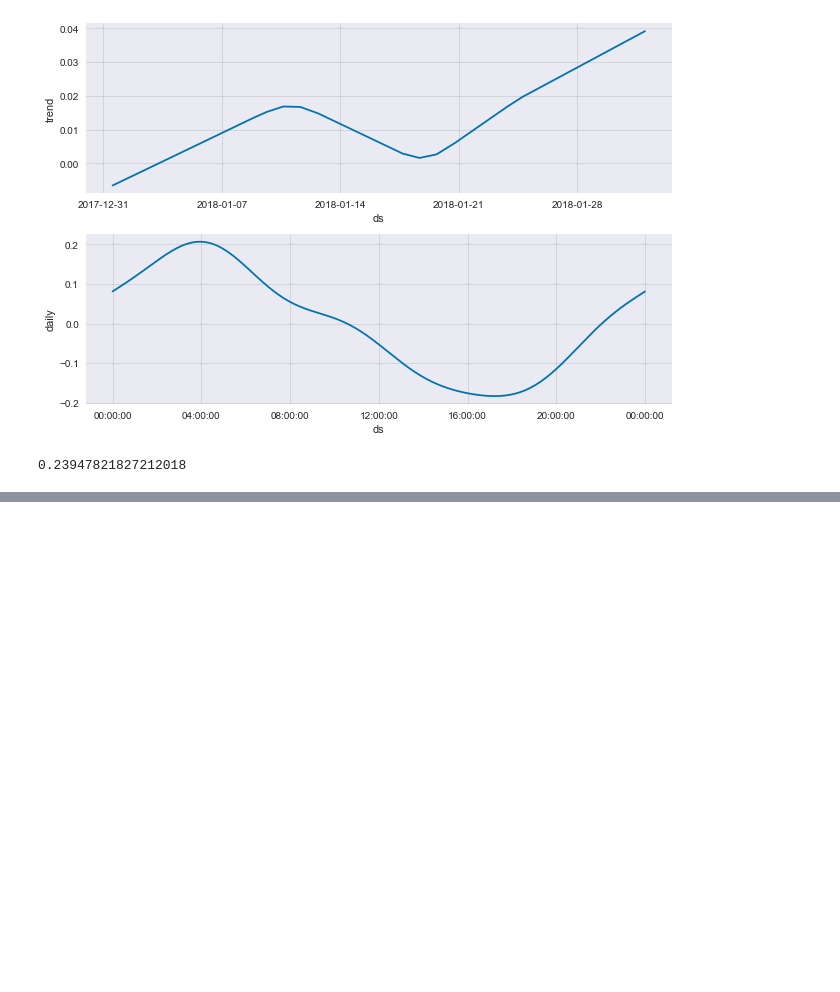
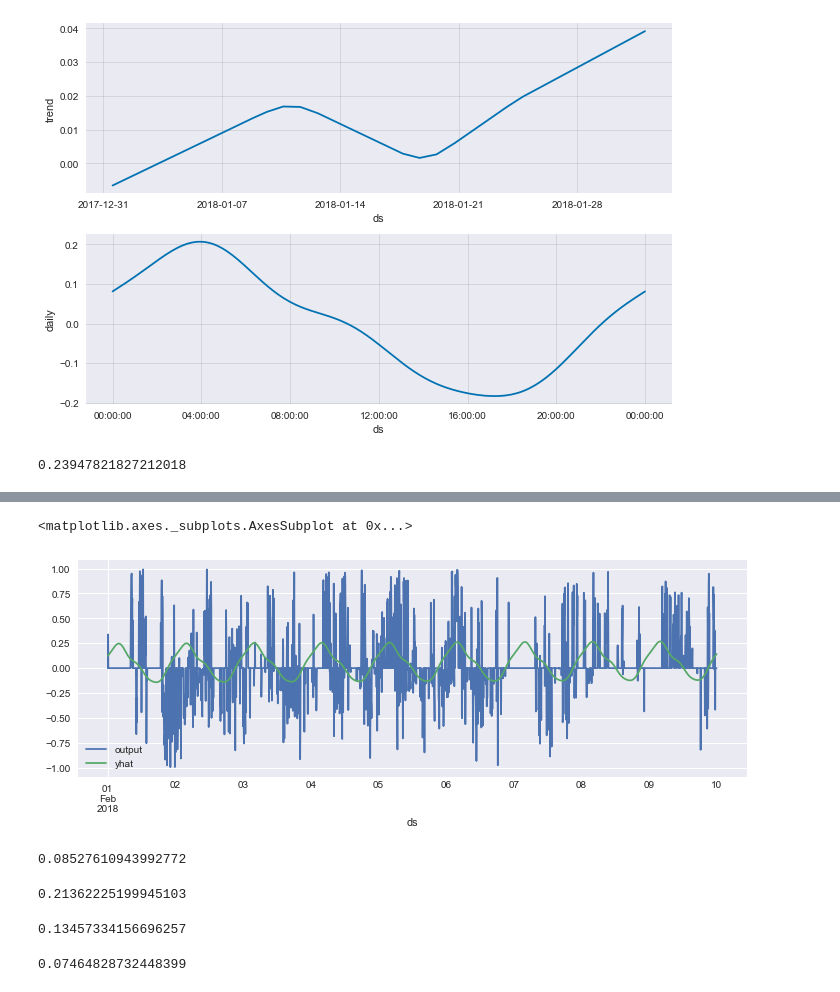
Before and after one commit to itobysq/markets_challenge, a Jupyter notebook: timeseries.ipynb, the cells around one changed output, grey strips where cells are left out. Cells and saved outputs as stored; diff of their text form; code cells hidden in the pictures; blank space fills up the shorter version.

```diff
--- a/timeseries.ipynb
+++ b/timeseries.ipynb
@@ -378,0 +349,17 @@ training_fit
+# %%
+def make_df_prophet_ready(df):
+    """
+    Strips the timezone and renames the timezone ds. The function assumes that
+    the time column is the index of the pandas dataframe
+    Args:
+        df (pandas DataFrame): dataframe with time column as the index
+    """
+    index_col_name = df.index.name
+    df['ds'] = df.index
+    df = df.reset_index()
+    df = df.drop([index_col_name], axis=1)
+    df['ds'] = df.ds.dt.tz_localize(None)
+    return df
+# %%
+fb_cv_df = make_df_prophet_ready(cv_df)
+fb_cv_df.head(2)
@@ -378,0 +375,29 @@ training_fit
+# %%
+fb_cv_predicitons = model.predict(fb_cv_df)
+# %%
+fb_cv_predicitons.index = fb_cv_predicitons['ds']
+cv_residual_df = fb_cv_df.merge(fb_cv_predicitons, how='inner', on='ds')
+cv_residual_df.index = cv_residual_df.ds
+# %%
+cv_residual_df[['output', 'yhat']].plot(figsize=(12,4))
+# %% [output]
+<matplotlib.axes._subplots.AxesSubplot at 0x...>
+[figure, added]
+# %%
+cv_residual_df['sq_err'] = (cv_residual_df.output - cv_residual_df.yhat)**2
+cv_residual_df.sq_err.mean()
+# %% [output]
+0.08527610943992772
+# %%
+abs(cv_residual_df.output - cv_residual_df.yhat).mean()
+# %% [output]
+0.21362225199945103
+# %%
+abs(cv_residual_df.output).mean()
+# %% [output]
+0.13457334156696257
+# %%
+bet_zero = (cv_residual_df.output)**2
+bet_zero.mean()
+# %% [output]
+0.07464828732448399
```
Also changed, not shown: parts of 8 cells of this notebook, 3 other files.
